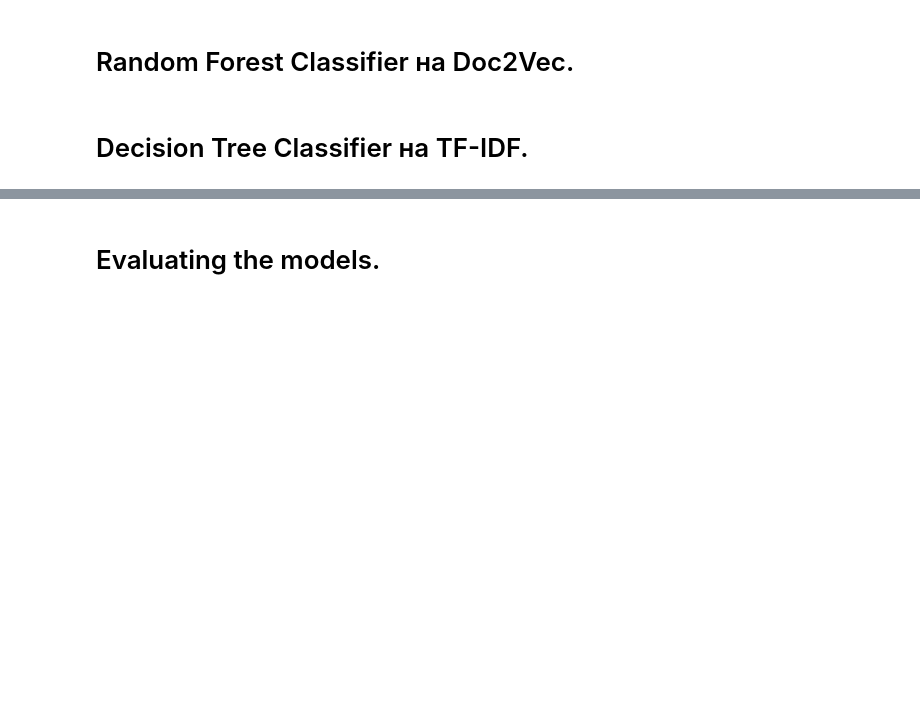
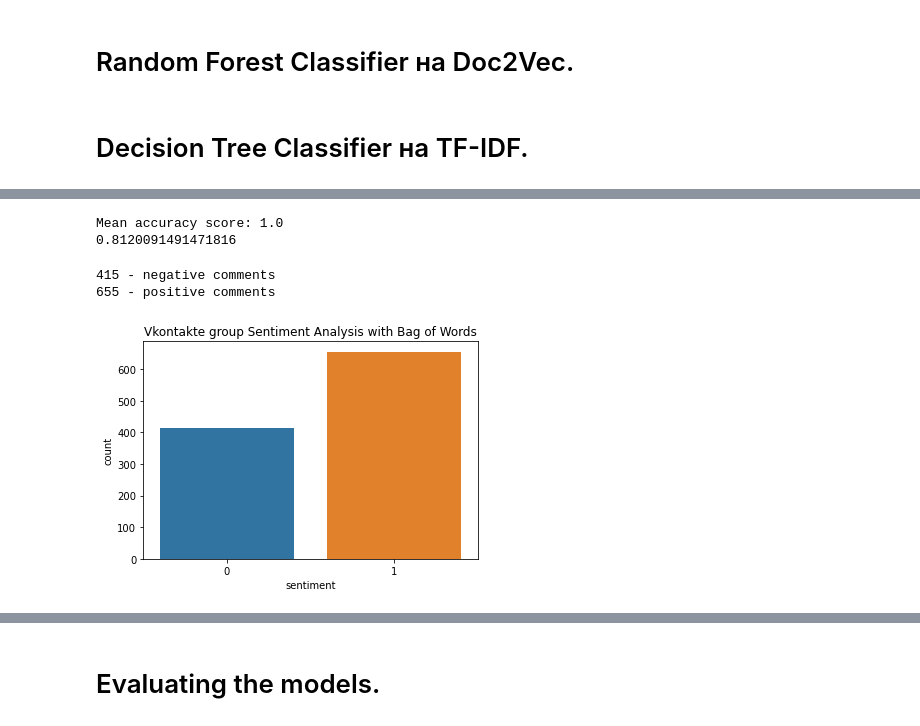
Before and after one commit to sh1n0b1n0m0n0/vk_parser, a Jupyter notebook: VK_Sentimental_Analysis.ipynb, the cells around one changed output, grey strips where cells are left out. Saved outputs shown, nothing was run; the diff lists cells and outputs as text; code cells hidden in the pictures; blank space fills up the shorter version.

```diff
--- a/VK_Sentimental_Analysis.ipynb
+++ b/VK_Sentimental_Analysis.ipynb
@@ -756,0 +900,11 @@ plt.show()
+# %%
+rf = RandomForestClassifier(random_state = 42, n_jobs=-1)
+
+rf_random = RandomizedSearchCV(estimator=rf, param_distributions=random_grid,
+                              n_iter = 100, scoring='neg_mean_absolute_error',
+                              cv = 3, verbose=2, random_state=42, n_jobs=-1,
+                              return_train_score=True)
+
+rf_random.fit(bow_x_train, df_lemmatized_words["sentiment"])
+
+rf_random.best_params_
@@ -1054,0 +1274,29 @@ plt.show()
+# %%
+MNB_clf = MultinomialNB(alpha=0.001)
+# %%
+MNB_bow_clf = MNB_clf.fit(bow_x_train, df_lemmatized_words["sentiment"])
+# %%
+MNB_bow_result = MNB_bow_clf.predict(bow_x_test)
+MNB_bow_output = pd.DataFrame(data={"comments":bd_lemmatized_words, "sentiment":MNB_bow_result})
+MNB_bow_score = MNB_bow_clf.score(bow_x_train, df_lemmatized_words["sentiment"])
+accuracy = accuracy_score(MNB_bow_output['sentiment'], MNB_bow_result)
+
+#print(f'Out-of-bag score estimate: {RF_bow_clf.oob_score_:.3}')
+print(f'Mean accuracy score: {accuracy:.3}')
+print(MNB_bow_score)
+# %% [output]
+Mean accuracy score: 1.0
+0.8120091491471816
+# %%
+print((MNB_bow_output['sentiment'] == 0).sum(), '- negative comments')
+print((MNB_bow_output['sentiment'] == 1).sum(), '- positive comments')
+# %% [output]
+415 - negative comments
+655 - positive comments
+# %%
+fig , ax = plt.subplots(figsize=(6,4))
+sns.countplot(x='sentiment', data=MNB_bow_output)
+plt.title("Vkontakte group Sentiment Analysis with Bag of Words")
+plt.show()
+# %% [output]
+[figure, added]
```
Also changed, not shown: parts of 47 cells of this notebook, 5 other files.
